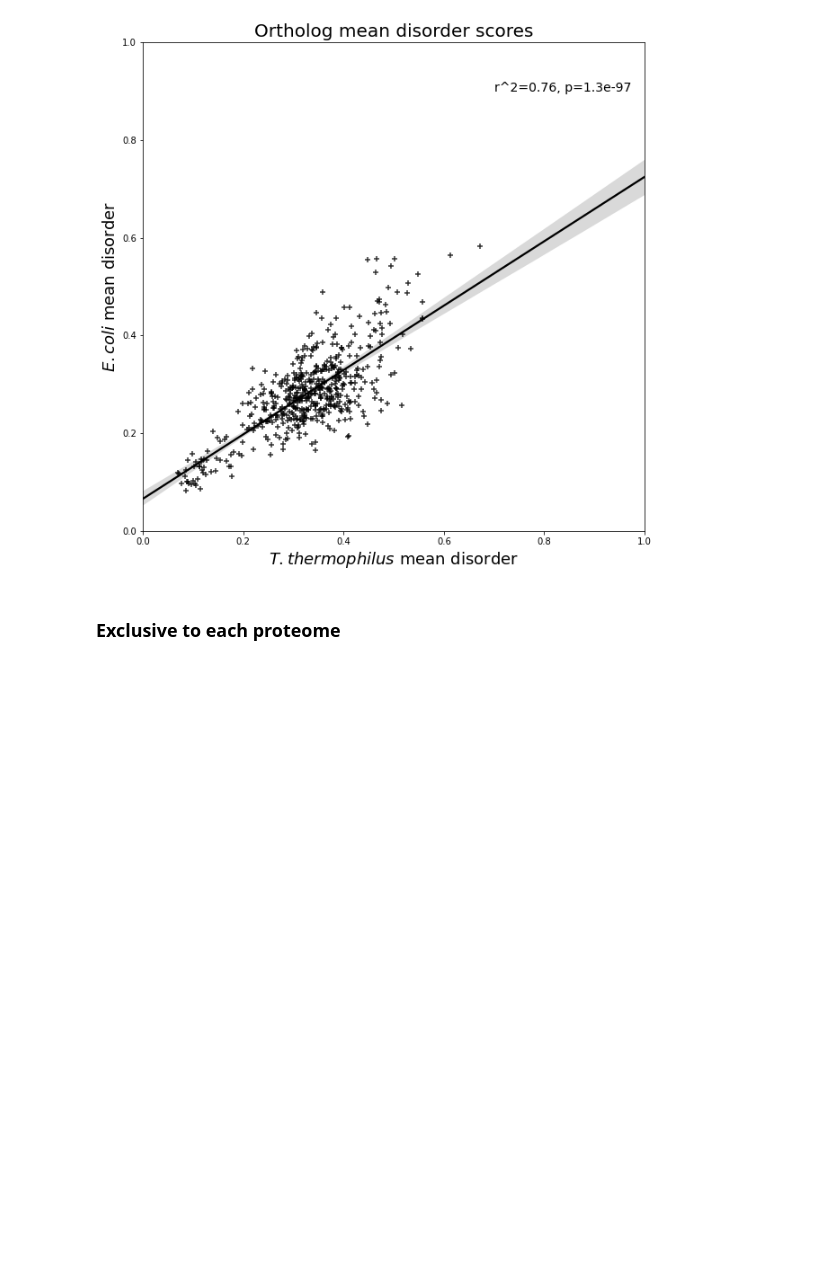
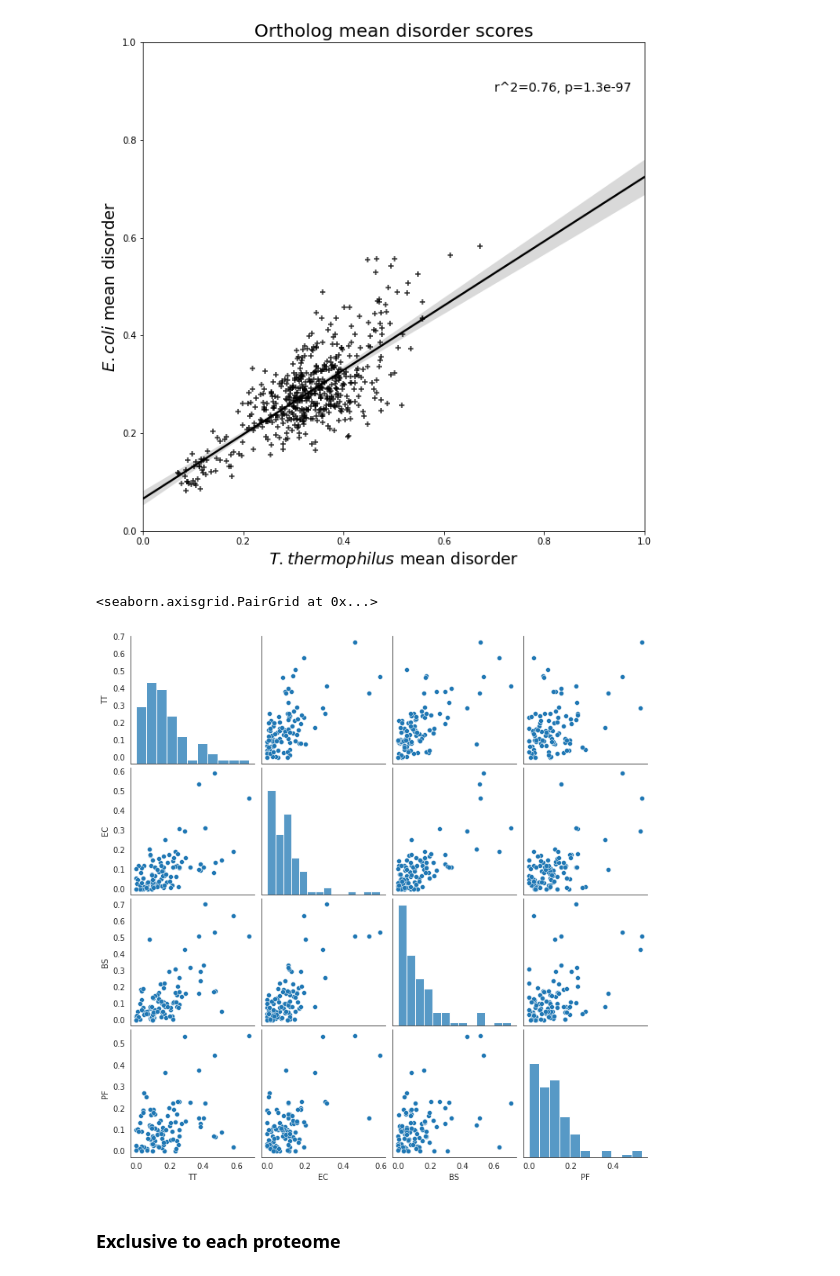
Before and after one commit to alibekk93/IDP_analysis, a Jupyter notebook: IDP_analysis.ipynb, the cells around one changed output. Drawn from its saved outputs; the diff is of its cells as text; code cells hidden in the pictures; blank space fills up the shorter version.

```diff
--- a/IDP_analysis.ipynb
+++ b/IDP_analysis.ipynb
@@ -1440,6 +1440,32 @@ fig.show()
 fig.savefig('Ortholog mean disorder scores.png')
 # %% [output]
 [figure]
+# %%
+# fig, ax = plt.subplots(figsize=(10,10))
+
+df = pd.DataFrame({'TT':IDP_pairs.TT_disorder_binary_mean,
+                   'EC':IDP_pairs.EC_disorder_binary_mean,
+                   'BS':IDP_pairs.BS_disorder_binary_mean,
+                   'PF':IDP_pairs.PF_disorder_binary_mean})
+
+sns.pairplot(df)
+
+# ax.set_ylim(0,1)
+# ax.set_xlim(0,1)
+# sns.regplot(x=df.TT, y=df.EC, color='black', truncate=False, marker='+', n_boot=1000)
+# ax.set_title('Ortholog fraction of disordered residues', fontsize=20)
+# ax.set_ylabel('$\\it{}$'.format('E. coli') + ' fraction of disordered residues', fontsize=18)
+# ax.set_xlabel('$\\it{}$'.format('T. thermophilus') + ' fraction of disordered residues', fontsize=18)
+
+# rsq = pearsonr(df.TT, df.EC)
+
+# ax.text(0.7, 0.9, 'r^2={:.2f}, p={:.2g}'.format(rsq[0], rsq[1]), fontsize=14)
+
+# fig.show()
+# fig.savefig('Ortholog fraction of disordered residues.svg')
+# %% [output]
+<seaborn.axisgrid.PairGrid at 0x...>
+[figure, added]
 # %% [markdown]
 ### Exclusive to each proteome
 # %%
```
Also changed, not shown: parts of 2 cells of this notebook.
